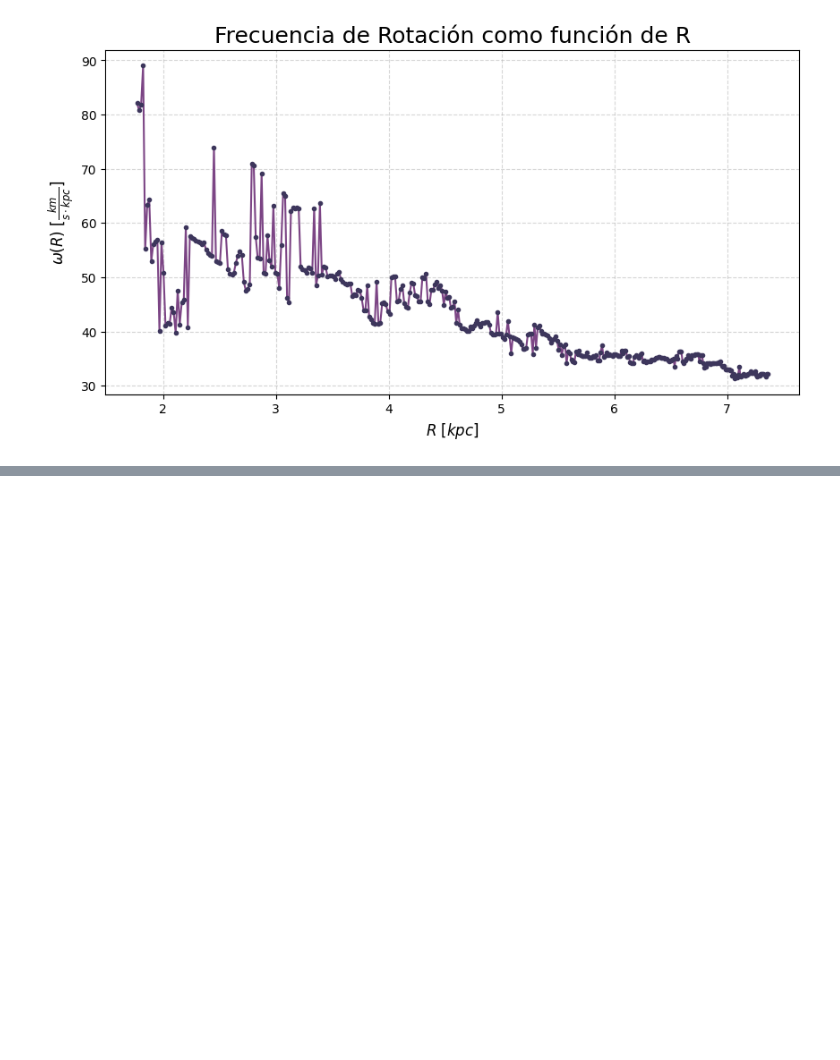
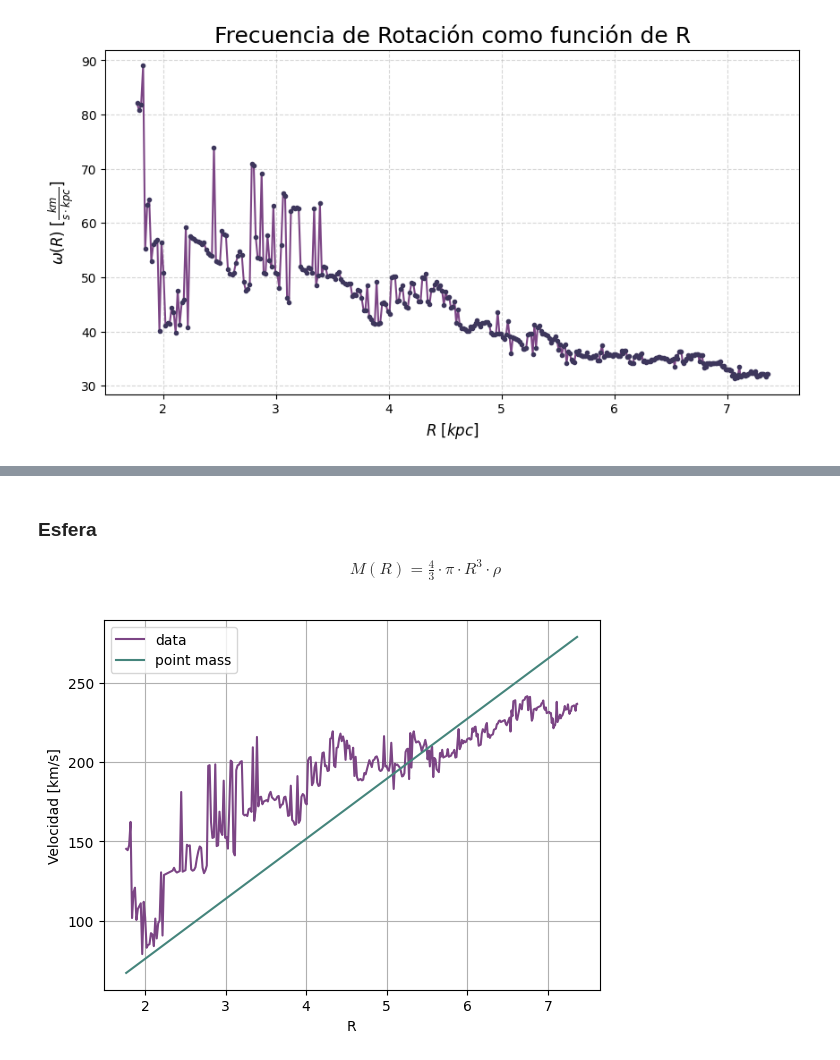
Before and after one commit to CrushinAngel/Astronomia_Experimental, a Jupyter notebook: Informe_2/southgalaxy.ipynb, the cells around one changed output, grey strips where cells are left out. Saved outputs shown, nothing was run; the diff lists cells and outputs as text; code cells hidden in the pictures; blank space fills up the shorter version.

```diff
--- a/Informe_2/southgalaxy.ipynb
+++ b/Informe_2/southgalaxy.ipynb
@@ -296,0 +378,23 @@ plt.grid(alpha=0.5, ls = '--')
+# %% [markdown]
+### Esfera
+
+\begin{align}
+M(R) = \frac{4}{3} \cdot \pi \cdot R^{3} \cdot \rho
+\end{align}
+# %%
+def esfera(R, rho):
+    M = (4/3) * np.pi * (R**3) * rho
+    v = np.sqrt(G.value * M / R) # km/s
+    return v
+
+sphere, covsphere = curve_fit(esfera, R, vR)
+
+plt.plot(R, vR, '#7C4585', label='data')
+plt.plot(R, esfera(R, sphere[0]), '#45857c', label='point mass')
+plt.xlabel('R')
+plt.ylabel('Velocidad [km/s]')
+plt.grid()
+plt.legend()
+plt.show()
+# %% [output]
+[figure, added]
```
Also changed, not shown: parts of 14 cells of this notebook.
